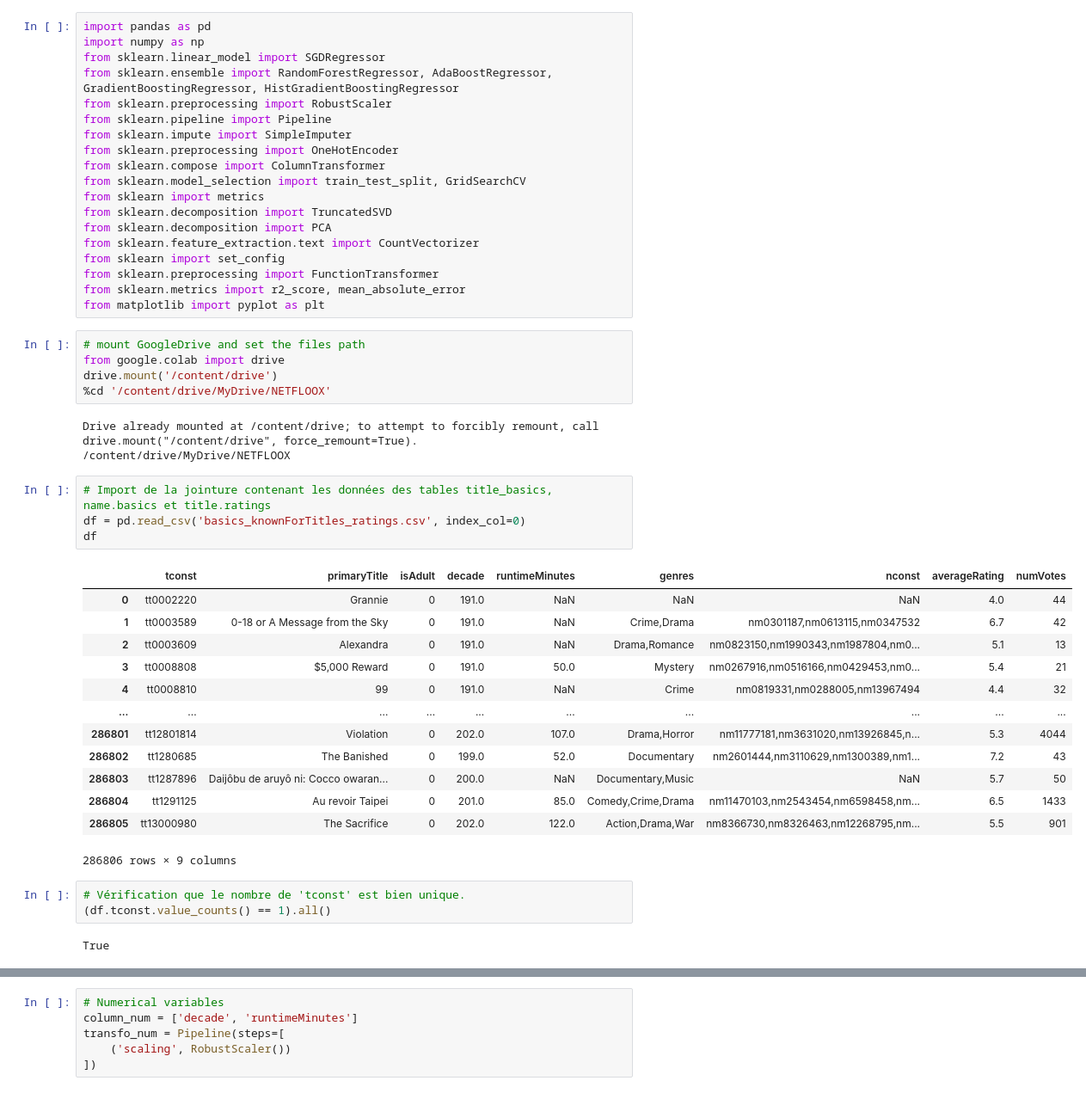
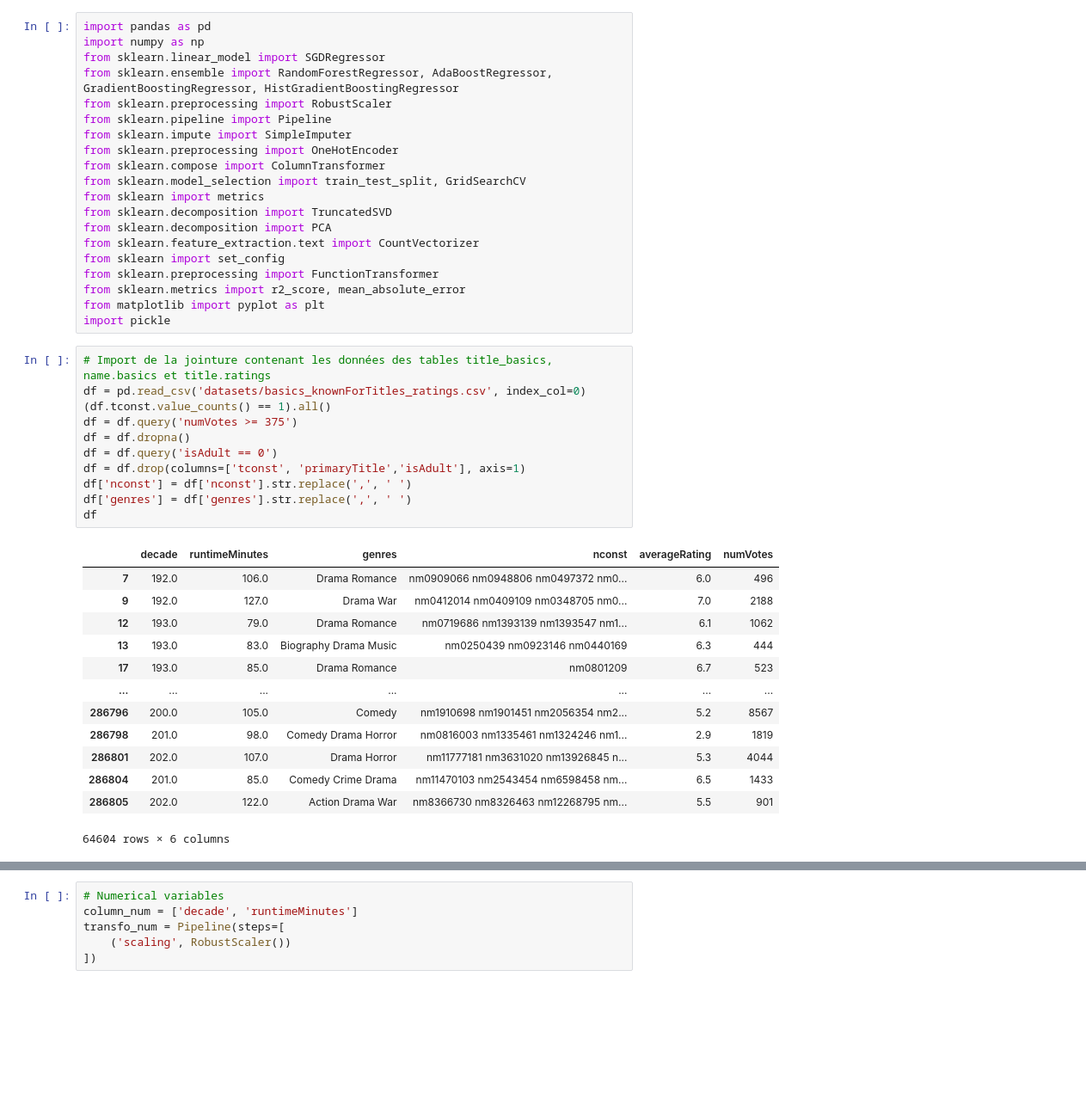
Before and after one commit to data-IA-2022/Netfloox_David_Sylvine_Evelyne, a Jupyter notebook: countvec_2bags_gbr_opt.ipynb, the cells around one changed output, grey strips where cells are left out. Shown at 86% size. Drawn from its saved outputs; the diff is of its cells as text; blank space fills up the shorter version.

```diff
--- a/countvec_2bags_gbr_opt.ipynb
+++ b/countvec_2bags_gbr_opt.ipynb
@@ -17,34 +17,29 @@ from sklearn import set_config
 from sklearn.preprocessing import FunctionTransformer
 from sklearn.metrics import r2_score, mean_absolute_error
 from matplotlib import pyplot as plt
+import pickle
-# %%
-# mount GoogleDrive and set the files path
-from google.colab import drive
-drive.mount('/content/drive')
-%cd '/content/drive/MyDrive/NETFLOOX'
-# %% [output]
-Drive already mounted at /content/drive; to attempt to forcibly remount, call drive.mount("/content/drive", force_remount=True).
-/content/drive/MyDrive/NETFLOOX
 # %%
 # Import de la jointure contenant les données des tables title_basics, name.basics et title.ratings
-df = pd.read_csv('basics_knownForTitles_ratings.csv', index_col=0)
+df = pd.read_csv('datasets/basics_knownForTitles_ratings.csv', index_col=0)
+(df.tconst.value_counts() == 1).all()
+df = df.query('numVotes >= 375')
+df = df.dropna()
+df = df.query('isAdult == 0')
+df = df.drop(columns=['tconst', 'primaryTitle','isAdult'], axis=1)
+df['nconst'] = df['nconst'].str.replace(',', ' ')
+df['genres'] = df['genres'].str.replace(',', ' ')
 df
 # %% [output]
-|  | tconst | primaryTitle | isAdult | decade | runtimeMinutes | genres | nconst | averageRating | numVotes |
-| 0 | tt0002220 | Grannie | 0 | 191.0 | NaN | NaN | NaN | 4.0 | 44 |
-| 1 | tt0003589 | 0-18 or A Message from the Sky | 0 | 191.0 | NaN | Crime,Drama | nm0301187,nm0613115,nm0347532 | 6.7 | 42 |
-| 2 | tt0003609 | Alexandra | 0 | 191.0 | NaN | Drama,Romance | nm0823150,nm1990343,nm1987804,nm0... | 5.1 | 13 |
-| 3 | tt0008808 | $5,000 Reward | 0 | 191.0 | 50.0 | Mystery | nm0267916,nm0516166,nm0429453,nm0... | 5.4 | 21 |
-| 4 | tt0008810 | 99 | 0 | 191.0 | NaN | Crime | nm0819331,nm0288005,nm13967494 | 4.4 | 32 |
-| ... | ... | ... | ... | ... | ... | ... | ... | ... | ... |
-| 286801 | tt12801814 | Violation | 0 | 202.0 | 107.0 | Drama,Horror | nm11777181,nm3631020,nm13926845,n... | 5.3 | 4044 |
-| 286802 | tt1280685 | The Banished | 0 | 199.0 | 52.0 | Documentary | nm2601444,nm3110629,nm1300389,nm1... | 7.2 | 43 |
-| 286803 | tt1287896 | Daijôbu de aruyô ni: Cocco owaran... | 0 | 200.0 | NaN | Documentary,Music | NaN | 5.7 | 50 |
-| 286804 | tt1291125 | Au revoir Taipei | 0 | 201.0 | 85.0 | Comedy,Crime,Drama | nm11470103,nm2543454,nm6598458,nm... | 6.5 | 1433 |
-| 286805 | tt13000980 | The Sacrifice | 0 | 202.0 | 122.0 | Action,Drama,War | nm8366730,nm8326463,nm12268795,nm... | 5.5 | 901 |
+|  | decade | runtimeMinutes | genres | nconst | averageRating | numVotes |
+| 7 | 192.0 | 106.0 | Drama Romance | nm0909066 nm0948806 nm0497372 nm0... | 6.0 | 496 |
+| 9 | 192.0 | 127.0 | Drama War | nm0412014 nm0409109 nm0348705 nm0... | 7.0 | 2188 |
+| 12 | 193.0 | 79.0 | Drama Romance | nm0719686 nm1393139 nm1393547 nm1... | 6.1 | 1062 |
+| 13 | 193.0 | 83.0 | Biography Drama Music | nm0250439 nm0923146 nm0440169 | 6.3 | 444 |
+| 17 | 193.0 | 85.0 | Drama Romance | nm0801209 | 6.7 | 523 |
+| ... | ... | ... | ... | ... | ... | ... |
+| 286796 | 200.0 | 105.0 | Comedy | nm1910698 nm1901451 nm2056354 nm2... | 5.2 | 8567 |
+| 286798 | 201.0 | 98.0 | Comedy Drama Horror | nm0816003 nm1335461 nm1324246 nm1... | 2.9 | 1819 |
+| 286801 | 202.0 | 107.0 | Drama Horror | nm11777181 nm3631020 nm13926845 n... | 5.3 | 4044 |
+| 286804 | 201.0 | 85.0 | Comedy Crime Drama | nm11470103 nm2543454 nm6598458 nm... | 6.5 | 1433 |
+| 286805 | 202.0 | 122.0 | Action Drama War | nm8366730 nm8326463 nm12268795 nm... | 5.5 | 901 |
-286806 rows × 9 columns
+64604 rows × 6 columns
-# %%
-# Vérification que le nombre de 'tconst' est bien unique.
-(df.tconst.value_counts() == 1).all()
-# %% [output]
-True
```
Also changed, not shown: parts of 16 cells of this notebook, 5 other files.
